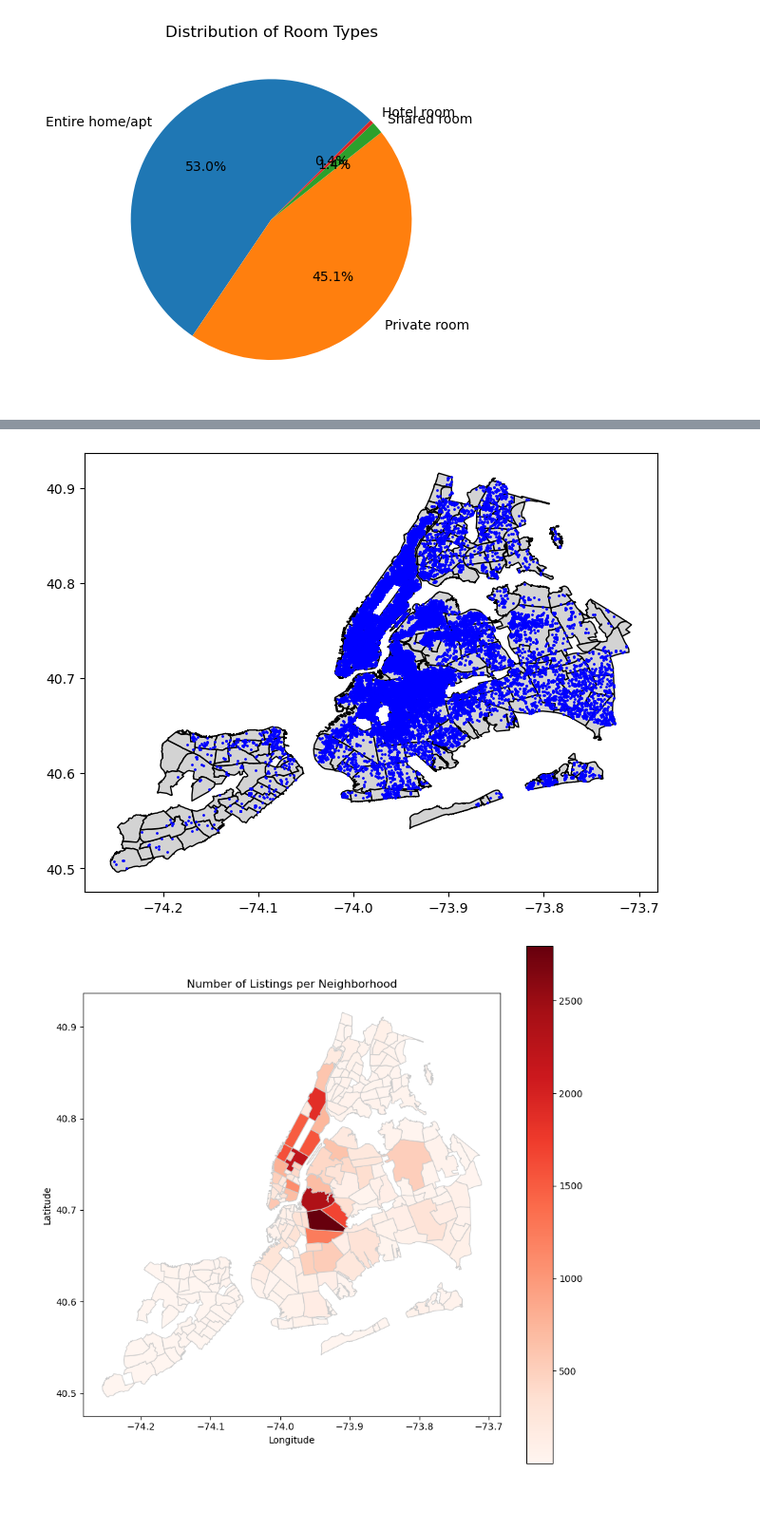
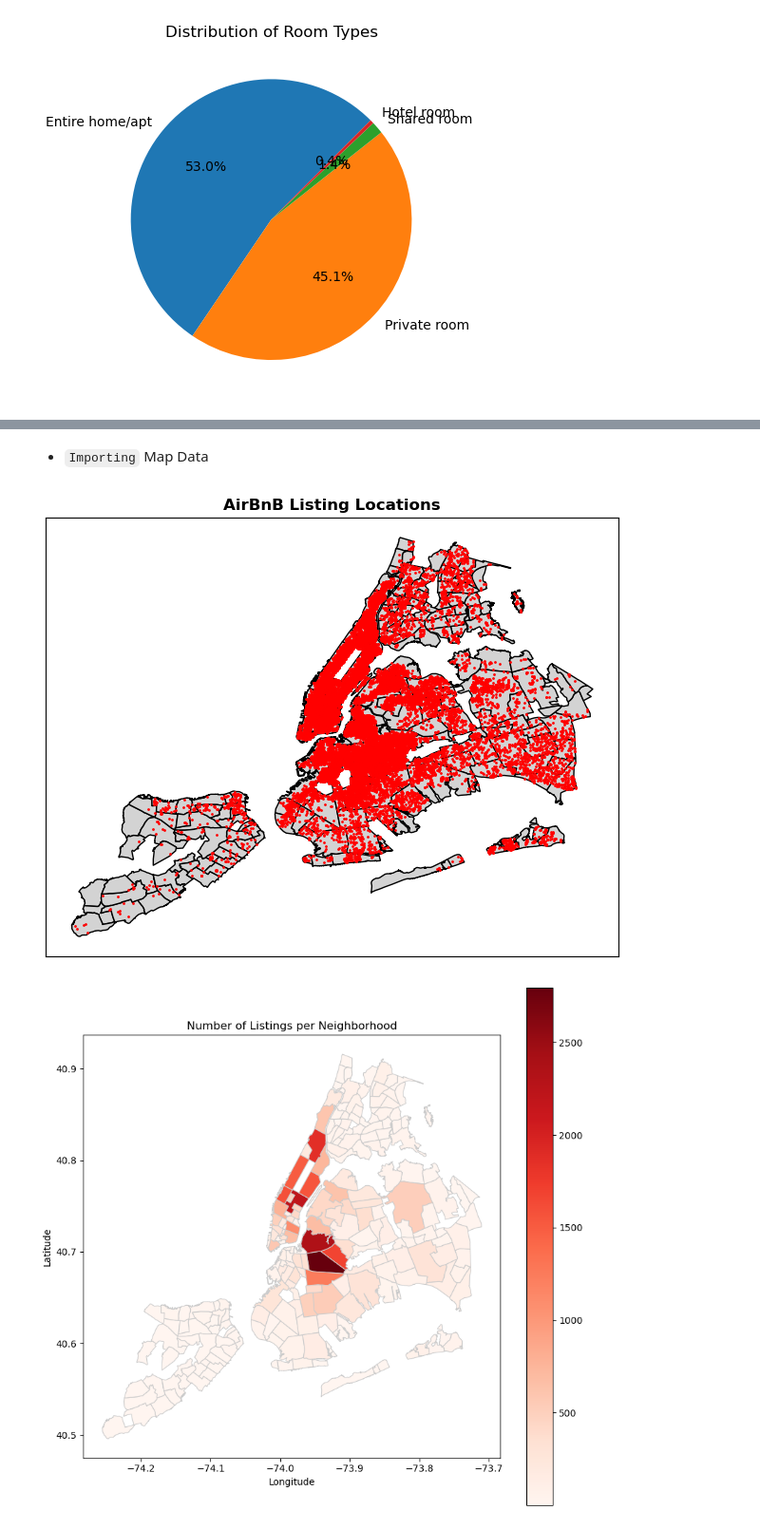
Before and after one commit to manjit-baishya-datascience/NYC-AirBnB-Data-Analysis, a Jupyter notebook: airbnb_data_analysis.ipynb, the cells around one changed output, grey strips where cells are left out. Shown at 95% size. Drawn from its saved outputs; the diff is of its cells as text; code cells hidden in the pictures; blank space fills up the shorter version.

```diff
--- a/airbnb_data_analysis.ipynb
+++ b/airbnb_data_analysis.ipynb
@@ -333,15 +337,21 @@ plt.show()
+# %% [markdown]
+- `Importing` Map Data
 # %%
 neighbourhoods = gpd.read_file("neighbourhoods.geojson")
 listings = pd.read_csv("listings.csv")
 # %%
 listings_geometry = gpd.points_from_xy(listings["longitude"], listings["latitude"])
 listings_gdf = gpd.GeoDataFrame(listings, geometry=listings_geometry)
 neighbourhoods.plot(figsize=(8, 6), color='lightgrey', edgecolor='black')
-listings_gdf.plot(ax=plt.gca(), color='blue', markersize=1)
 
+plt.title("AirBnB Listing Locations", fontweight = 'bold')
+plt.xticks([])
+plt.yticks([])
+
+listings_gdf.plot(ax=plt.gca(), color='red', markersize=1)
 plt.show()
 # %% [output]
-[figure, old version]
+[figure, new version]
 # %%
 # Read the GeoJSON file
 neighborhoods = gpd.read_file("neighbourhoods.geojson")
```
Also changed, not shown: parts of 1 cell of this notebook.
